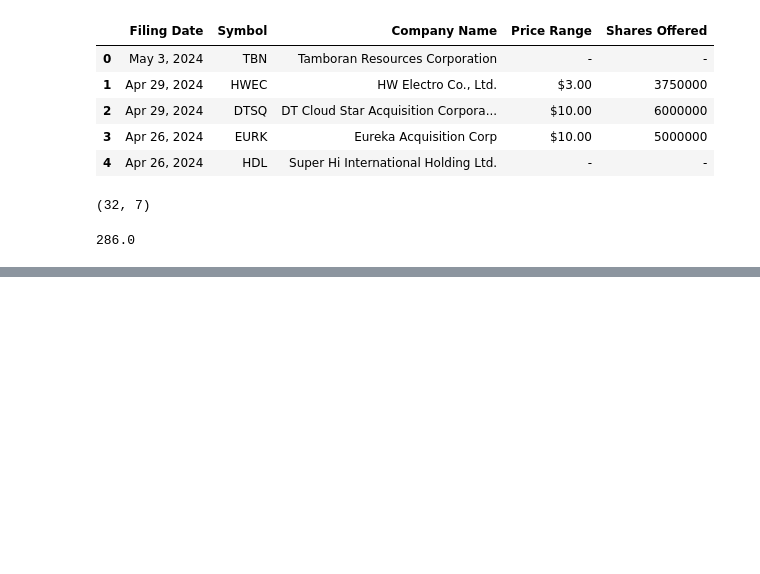
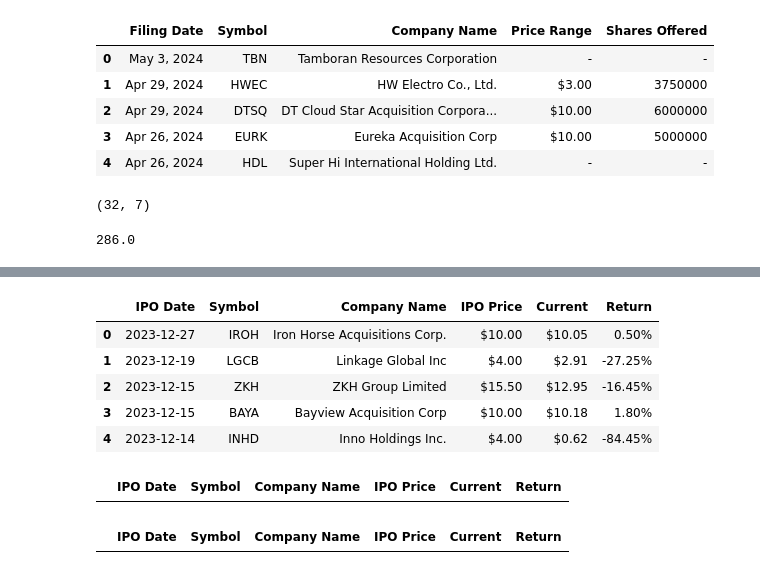
Before and after one commit to RuiFSP/stock-markets-analytics-zoomcamp, a Jupyter notebook: 02-dataframe-analysis/homework2.ipynb, the cells around one changed output, grey strips where cells are left out. Cells and saved outputs as stored; diff of their text form; code cells hidden in the pictures; blank space fills up the shorter version.

```diff
--- a/02-dataframe-analysis/homework2.ipynb
+++ b/02-dataframe-analysis/homework2.ipynb
@@ -124,0 +149,40 @@ ipos_2023.head()
+# %%
+# https://stockanalysis.com/ipos/2023/
+# https://stockanalysis.com/ipos/2024/
+
+# retrieve the list of IPOs form 2023 and 2024
+url_2023 = "https://stockanalysis.com/ipos/2023/"
+response_2023 = requests.get(url_2023, headers=headers)
+
+ipos_2023 = pd.read_html(response_2023.text)[0]
+
+url_2024 = "https://stockanalysis.com/ipos/2024/"
+response_2024 = requests.get(url_2024, headers=headers)
+
+ipos_2024 = pd.read_html(response_2024.text)[0]
+
+# convert dates to datetime objects
+ipos_2023['IPO Date'] = pd.to_datetime(ipos_2023['IPO Date'])
+ipos_2024['IPO Date'] = pd.to_datetime(ipos_2024['IPO Date'])
+
+## stacked IPOs
+stacked_ipos_df = pd.concat([ipos_2023, ipos_2024], ignore_index=True)
+
+stacked_ipos_df.head()
+# %% [output]
+|  | IPO Date | Symbol | Company Name | IPO Price | Current | Return |
+| 0 | 2023-12-27 | IROH | Iron Horse Acquisitions Corp. | $10.00 | $10.05 | 0.50% |
+| 1 | 2023-12-19 | LGCB | Linkage Global Inc | $4.00 | $2.91 | -27.25% |
+| 2 | 2023-12-15 | ZKH | ZKH Group Limited | $15.50 | $12.95 | -16.45% |
+| 3 | 2023-12-15 | BAYA | Bayview Acquisition Corp | $10.00 | $10.18 | 1.80% |
+| 4 | 2023-12-14 | INHD | Inno Holdings Inc. | $4.00 | $0.62 | -84.45% |
+# %%
+# no missing prices
+stacked_ipos_df[stacked_ipos_df['IPO Price'].astype(str).str.find('-') >= 0]
+# %% [output]
+|  | IPO Date | Symbol | Company Name | IPO Price | Current | Return |
+# %%
+# no missing current prices
+stacked_ipos_df[stacked_ipos_df['Current'].astype(str).str.find('-') >= 0]
+# %% [output]
+|  | IPO Date | Symbol | Company Name | IPO Price | Current | Return |
```
Also changed, not shown: parts of 17 cells of this notebook, 2 other files.
